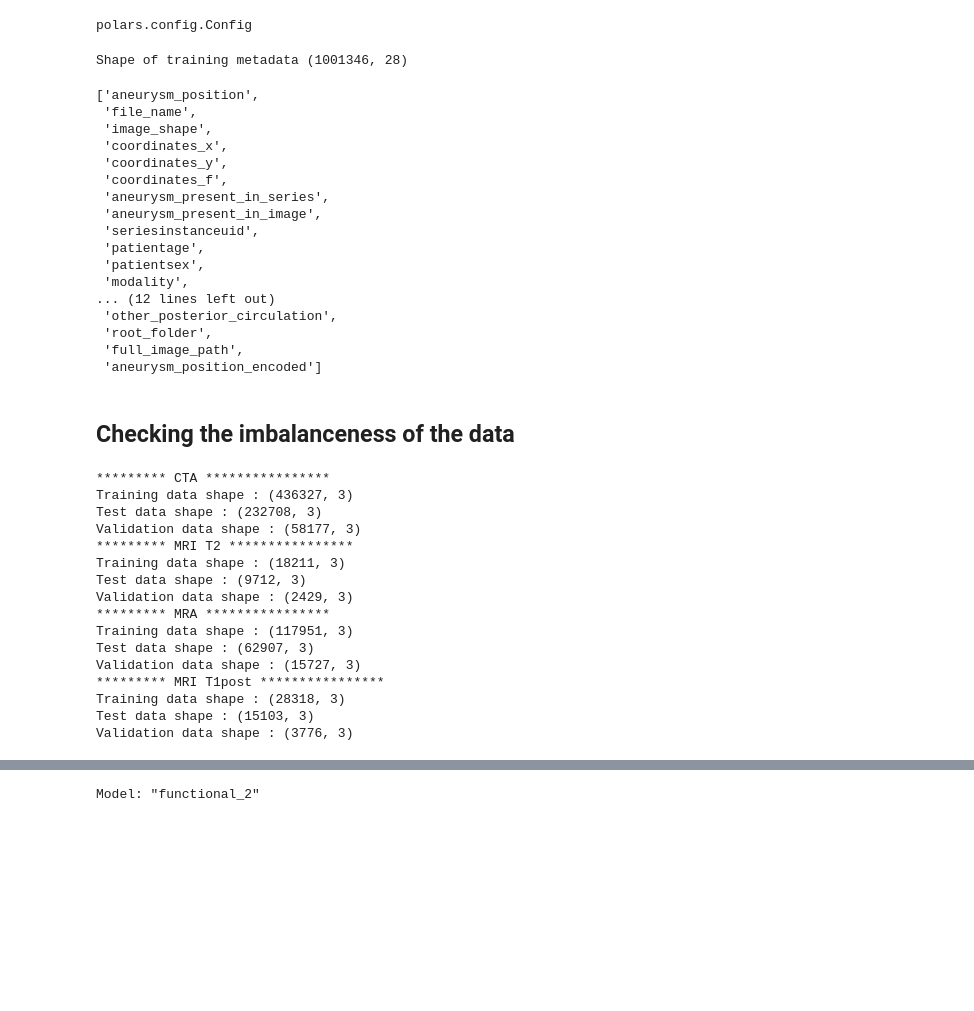
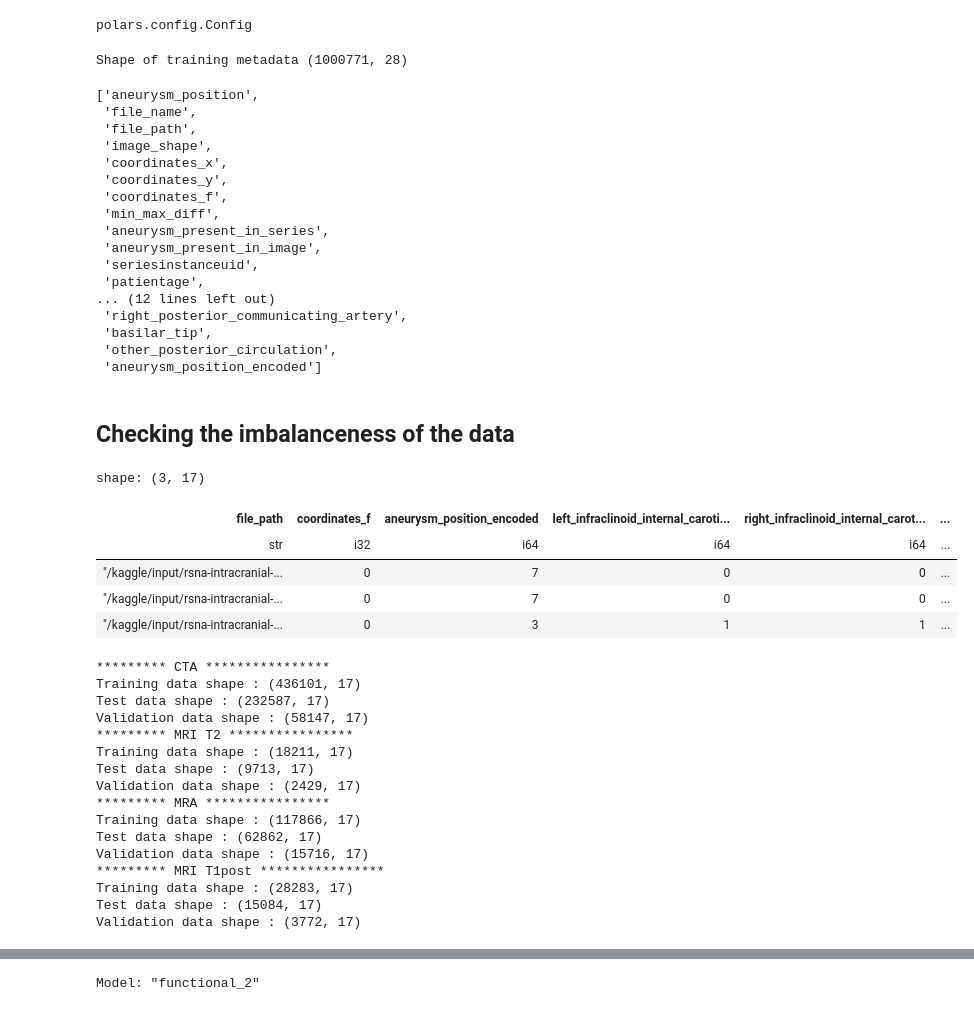
Before and after one commit to sumaniitm/RSNA_Intracranial_Aneurysm_Detection_2025, a Jupyter notebook: baseline-and-feature-engineering.ipynb, the cells around one changed output, grey strips where cells are left out. Cells and saved outputs as stored; diff of their text form; code cells hidden in the pictures; blank space fills up the shorter version.

Commit message:
After removing 576 images with zero arrays in V2 parquet file

```diff
--- a/baseline-and-feature-engineering.ipynb
+++ b/baseline-and-feature-engineering.ipynb
@@ -137,27 +155,27 @@ allowed_tags = ['BitsAllocated', 'BitsStored', 'Rows', 'Columns', 'FrameOfRefere
                 , 'PixelRepresentation', 'PixelSpacing', 'PlanarConfiguration', 'RescaleIntercept', 'RescaleSlope'
                 , 'RescaleType', 'SamplesPerPixel', 'SliceThickness', 'SpacingBetweenSlices']
 # %%
-df_all_data = pl.read_parquet('/kaggle/input/rsna-aneurysm-train-metadata-suman/full_training_data.parquet')
+df_all_data = pl.read_parquet('/kaggle/input/rsna-aneurysm-train-metadata-suman/full_training_data_v2.parquet')
 print("Shape of training metadata", df_all_data.shape)
 df_all_data.columns
 # %% [output]
-Shape of training metadata (1001346, 28)
+Shape of training metadata (1000771, 28)
 ['aneurysm_position',
  'file_name',
+ 'file_path',
  'image_shape',
  'coordinates_x',
  'coordinates_y',
  'coordinates_f',
+ 'min_max_diff',
  'aneurysm_present_in_series',
  'aneurysm_present_in_image',
  'seriesinstanceuid',
  'patientage',
- 'patientsex',
- 'modality',
 ... (12 lines left out)
+ 'right_posterior_communicating_artery',
+ 'basilar_tip',
  'other_posterior_circulation',
- 'root_folder',
- 'full_image_path',
  'aneurysm_position_encoded']
 # %%
 #with tf.device('/device:TPU:0'):
@@ -438,6 +456,15 @@ target_variables = ['left_infraclinoid_internal_carotid_artery',  'right_infracl
                     ,  'basilar_tip',  'other_posterior_circulation'
                     ,  'no_aneurysm'
                    ]
+# %%
+label_cols = ['left_infraclinoid_internal_carotid_artery',  'right_infraclinoid_internal_carotid_artery'
+                    ,  'left_supraclinoid_internal_carotid_artery',  'right_supraclinoid_internal_carotid_artery'
+                    ,  'left_middle_cerebral_artery',  'right_middle_cerebral_artery'
+                    ,  'anterior_communicating_artery',  'left_anterior_cerebral_artery'
+                    ,  'right_anterior_cerebral_artery',  'left_posterior_communicating_artery'
+                    ,  'right_posterior_communicating_artery'
+                    ,  'basilar_tip',  'other_posterior_circulation', 'aneurysm_present_in_image'
+                   ]
 # %%
 def process_mri_t2(image: np.ndarray):
     """
@@ -582,12 +616,21 @@ def load_dataset_tensorflow_train_cta(dcm_path, f_coord, labels):
 def dict_to_tuple(inputs):
     return inputs["images"], inputs["labels"]
 # %%
-cols_to_select = ['full_image_path', 'coordinates_f', 'aneurysm_position_encoded']
+cols_to_select = ['file_path', 'coordinates_f', 'aneurysm_position_encoded'] + label_cols
 
 df_for_train_baseline_cta = df_all_data.filter(pl.col('modality')=='CTA').select(cols_to_select)
 df_for_train_baseline_mri_t2 = df_all_data.filter(pl.col('modality')=='MRI T2').select(cols_to_select)
 df_for_train_baseline_mra = df_all_data.filter(pl.col('modality')=='MRA').select(cols_to_select)
 df_for_train_baseline_mri_t1post = df_all_data.filter(pl.col('modality')=='MRI T1post').select(cols_to_select)
+# %%
+df_for_train_baseline_cta.head(3)
+# %% [output]
+shape: (3, 17)
+| file_path | coordinates_f | aneurysm_position_encoded | left_infraclinoid_internal_caroti... | right_infraclinoid_internal_carot... | ... |
+| str | i32 | i64 | i64 | i64 | ... |
+| "/kaggle/input/rsna-intracranial-... | 0 | 7 | 0 | 0 | ... |
+| "/kaggle/input/rsna-intracranial-... | 0 | 7 | 0 | 0 | ... |
+| "/kaggle/input/rsna-intracranial-... | 0 | 3 | 1 | 1 | ... |
 # %%
 x_train_cta, x_test_val_cta = train_test_split(df_for_train_baseline_cta, test_size=0.4, random_state=42)
 x_test_cta, x_valid_cta = train_test_split(x_test_val_cta, test_size=0.2, random_state=42)
@@ -622,21 +665,21 @@ print("Test data shape : {0}".format(x_test_mri_t1post.shape))
 print("Validation data shape : {0}".format(x_valid_mri_t1post.shape))
 # %% [output]
 ********* CTA ****************
-Training data shape : (436327, 3)
-Test data shape : (232708, 3)
-Validation data shape : (58177, 3)
+Training data shape : (436101, 17)
+Test data shape : (232587, 17)
+Validation data shape : (58147, 17)
 ********* MRI T2 ****************
-Training data shape : (18211, 3)
-Test data shape : (9712, 3)
-Validation data shape : (2429, 3)
+Training data shape : (18211, 17)
+Test data shape : (9713, 17)
+Validation data shape : (2429, 17)
 ********* MRA ****************
-Training data shape : (117951, 3)
-Test data shape : (62907, 3)
-Validation data shape : (15727, 3)
+Training data shape : (117866, 17)
+Test data shape : (62862, 17)
+Validation data shape : (15716, 17)
 ********* MRI T1post ****************
-Training data shape : (28318, 3)
-Test data shape : (15103, 3)
-Validation data shape : (3776, 3)
+Training data shape : (28283, 17)
+Test data shape : (15084, 17)
+Validation data shape : (3772, 17)
 # %%
 x_train_cta.columns
 # %% [output]
```
Also changed, not shown: parts of 18 cells of this notebook.
